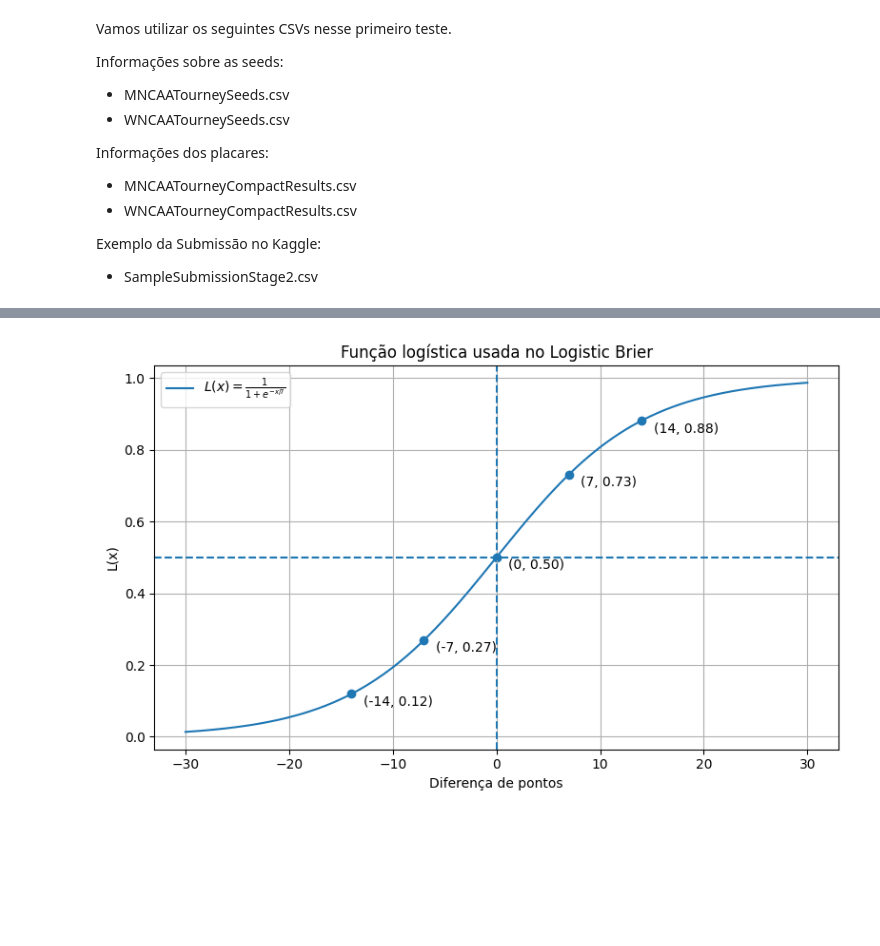
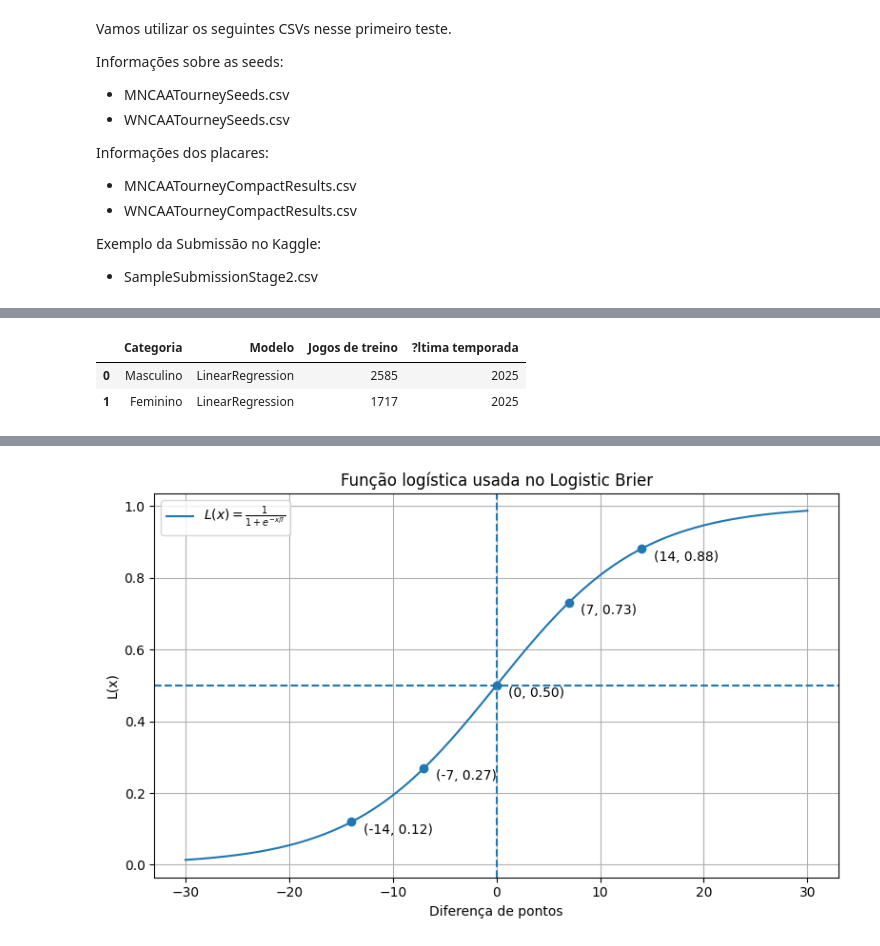
Before and after one commit to DaviSeiji/March-Mania---Comp-CDados, a Jupyter notebook: notebooks/baseline_inicial/baseline_inicial_linear.ipynb, the cells around one changed output, grey strips where cells are left out. Saved outputs shown, nothing was run; the diff lists cells and outputs as text; code cells hidden in the pictures; blank space fills up the shorter version.

```diff
--- a/notebooks/baseline_inicial/baseline_inicial_linear.ipynb
+++ b/notebooks/baseline_inicial/baseline_inicial_linear.ipynb
@@ -484,0 +167,23 @@ Preenchimentos sem duas seeds: 127,577
+# %%
+modelos_finais = {}
+resumo_treino = []
+for categoria, nome in CATEGORIAS.items():
+    treino = jogos[categoria].loc[
+        jogos[categoria]["Season"] < TEMPORADA_PREVISAO
+    ]
+    if treino.empty:
+        raise ValueError(f"N?o h? hist?rico para treinar: {nome}.")
+    modelo = CRIAR_MODELO(**PARAMETROS_MODELO)
+    modelo.fit(treino[FEATURES], treino["Target"])
+    modelos_finais[categoria] = modelo
+    resumo_treino.append({
+        "Categoria": nome,
+        "Modelo": type(modelo).__name__,
+        "Jogos de treino": len(treino),
+        "?ltima temporada": treino["Season"].max(),
+    })
+display(pd.DataFrame(resumo_treino))
+# %% [output]
+|  | Categoria | Modelo | Jogos de treino | ?ltima temporada |
+| 0 | Masculino | LinearRegression | 2585 | 2025 |
+| 1 | Feminino | LinearRegression | 1717 | 2025 |
```
Also changed, not shown: parts of 32 cells of this notebook, 5 other files.
